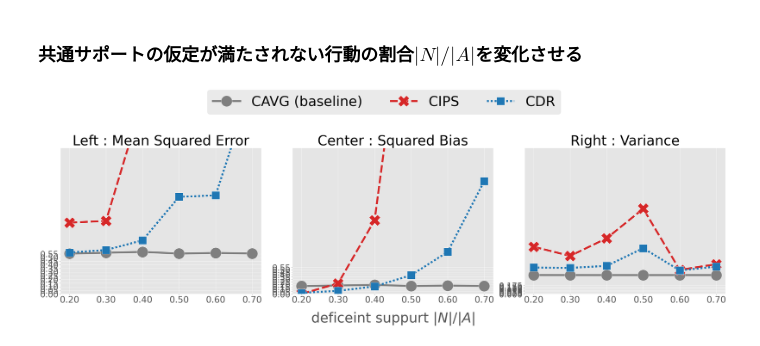
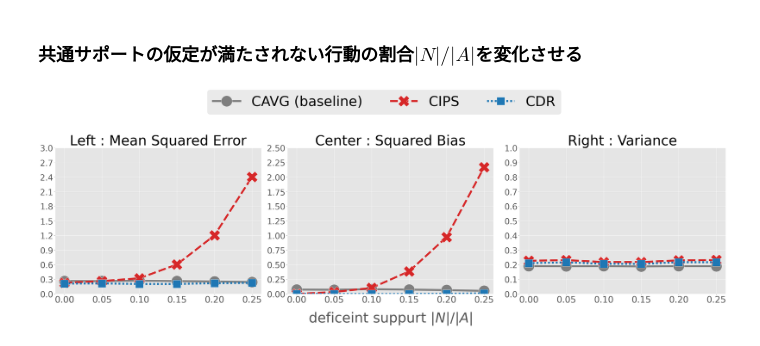
Before and after one commit to RickHub0115/Estimator-for-Offline-Policy-Evaluation-of-Recommending-Multiple-Actions-Considering-Platform-Wide-R, a Jupyter notebook: ope.ipynb, the cells around one changed output. Cells and saved outputs as stored; diff of their text form; code cells hidden in the pictures.

```diff
--- a/ope.ipynb
+++ b/ope.ipynb
@@ -420,12 +420,12 @@ plt.show()
 num_runs = 1000
 dim_x = 10
 num_data = 500
-num_actions = 200
+num_actions = 100
 beta = -3 # データ収集方策のパラメータ
 random_state = 12345
 random_ = check_random_state(random_state)
 k = 10
-num_def_actions_list = [40, 60, 80, 100, 120, 140]
+num_def_actions_list = [0, 5, 10, 15, 20, 25]
 # %%
 result_df_list = []
 ## 期待報酬関数を定義するためのパラメータを抽出
@@ -516,37 +516,37 @@ for i, y in enumerate(["se", "bias", "variance"]):
         legend=False,
         style="est",
         x="num_def_actions",  # x軸は k
         y=y,
         hue="est",
         ax=ax,
         ci=None,
         palette=["tab:grey", "tab:red", "tab:blue"],
         data=result_df_def_actions.query("est=='cavg' or est == 'cips' or est == 'cdr'")
     )
     ax.set_title(y_label_dict_k[y], fontsize=50)
     # yaxis
     ax.set_ylabel("")
     if y == "se":
-        ax.set_ylim(0.0, 2)
-        ax.set_yticks(np.arange(0.0, 0.60, 0.05))
+        ax.set_ylim(0.0, 3.0)
+        ax.set_yticks(np.arange(0.0, 3.03, 0.3))
     elif y == "bias":
-        ax.set_ylim(0.0, 3)
-        ax.set_yticks(np.arange(0.0, 0.60, 0.05))
+        ax.set_ylim(0.0, 2.5)
+        ax.set_yticks(np.arange(0.0, 2.75, 0.25))
     elif y == "variance":
-        ax.set_ylim(0.0, 3)
-        ax.set_yticks(np.arange(0.0, 0.20, 0.025))
+        ax.set_ylim(0.0, 1.0)
+        ax.set_yticks(np.arange(0.0, 1.1, 0.1))
     ax.tick_params(axis="y", labelsize=30)
     ax.yaxis.set_label_coords(-0.1, 0.5)
     # xaxis
     if i == 1:
         ax.set_xlabel(r"deficeint suppurt $|N| / |A|$", fontsize=50)  # x軸ラベル
     else:
         ax.set_xlabel(r"", fontsize=40)
     xticks = np.array(num_def_actions_list) / num_actions
     ax.set_xticks(xticks)
     ax.set_xticklabels([f"{x:.2f}" for x in xticks], fontsize=32)
     ax.xaxis.set_label_coords(0.5, -0.12)
 fig.legend(["CAVG (baseline)", "CIPS", "CDR"], fontsize=50, bbox_to_anchor=(0.5, 1.15), ncol=4, loc="center")
 plt.show()
 # %% [output]
-[figure, old version]
+[figure, new version]
```
Also changed, not shown: 2 other files.
